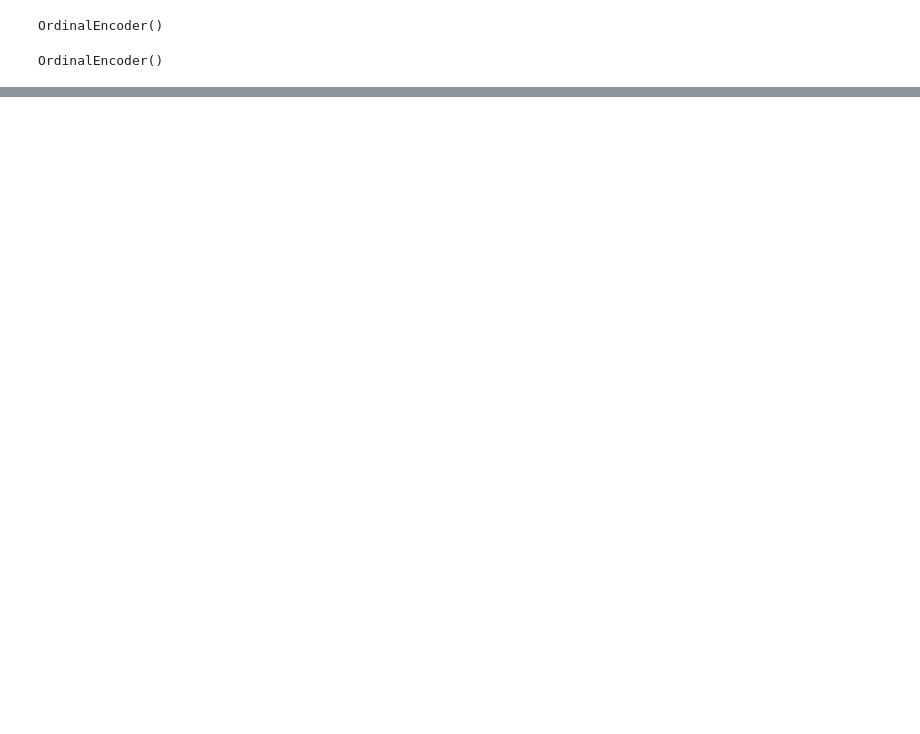
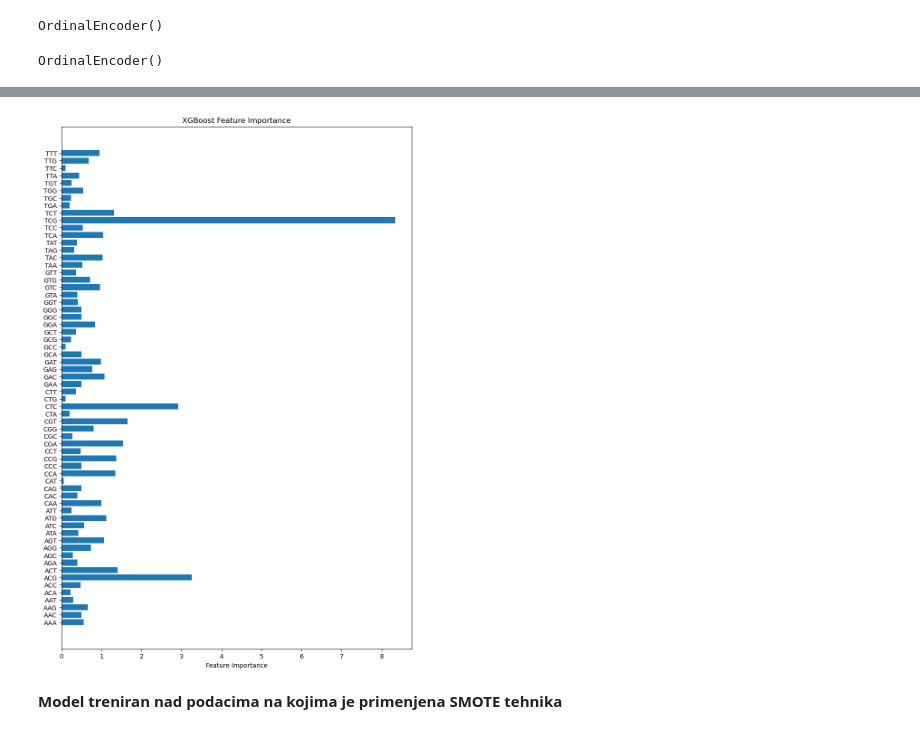
Before and after one commit to skiiszn/E.coli-Codon-Analysis, a Jupyter notebook: classification/xg_boost.ipynb, the cells around one changed output, grey strips where cells are left out. Drawn from its saved outputs; the diff is of its cells as text; code cells hidden in the pictures; blank space fills up the shorter version.

```diff
--- a/classification/xg_boost.ipynb
+++ b/classification/xg_boost.ipynb
@@ -89,6 +66,7 @@ y_pred_best = best_clf.predict(X_test)
 accuracy_best = accuracy_score(y_test, y_pred_best)
 
 classification_rep = classification_report(y_test, y_pred_best)
+feature_importance_dict = best_clf.get_booster().get_score(importance_type='gain')
 
 print("\nNajbolji parametri:", best_params)
 print("Preciznost modela sa najboljim parametrima:", round(accuracy_best, 5))
@@ -158,6 +136,20 @@ Parameters: { "max_leaves" } are not used.
 
   warnings.warn(smsg, UserWarning)
 ... (65 outputs left out)
+# %%
+feature_names = X_train.columns
+plt.figure(figsize=(10, 15))
+
+plt.barh(range(len(feature_names)), feature_importance_dict.values(), align='center')
+plt.yticks(range(len(feature_names)), feature_importance_dict.keys())
+plt.xlabel('Feature Importance')
+plt.title('XGBoost Feature Importance')
+
+plt.show()
+# %% [output]
+[figure, added]
+# %% [markdown]
+**Model treniran nad podacima na kojima je primenjena SMOTE tehnika**
 # %%
 param_grid = {
     'n_estimators': [100, 200, 300],
```
Also changed, not shown: parts of 6 cells of this notebook, 4 other files.
